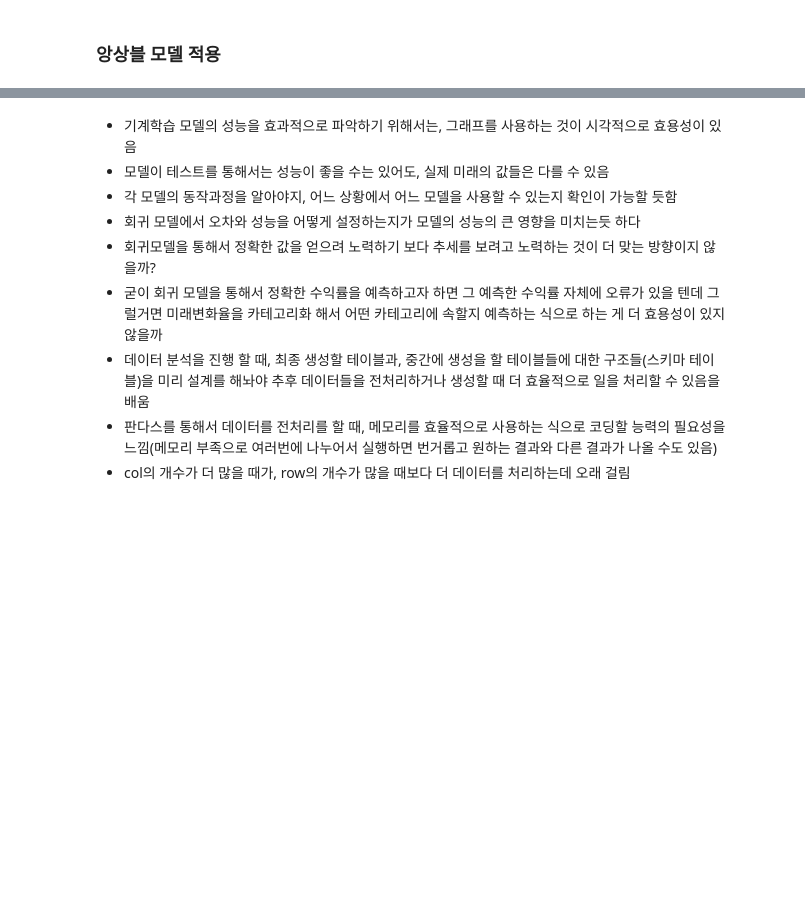
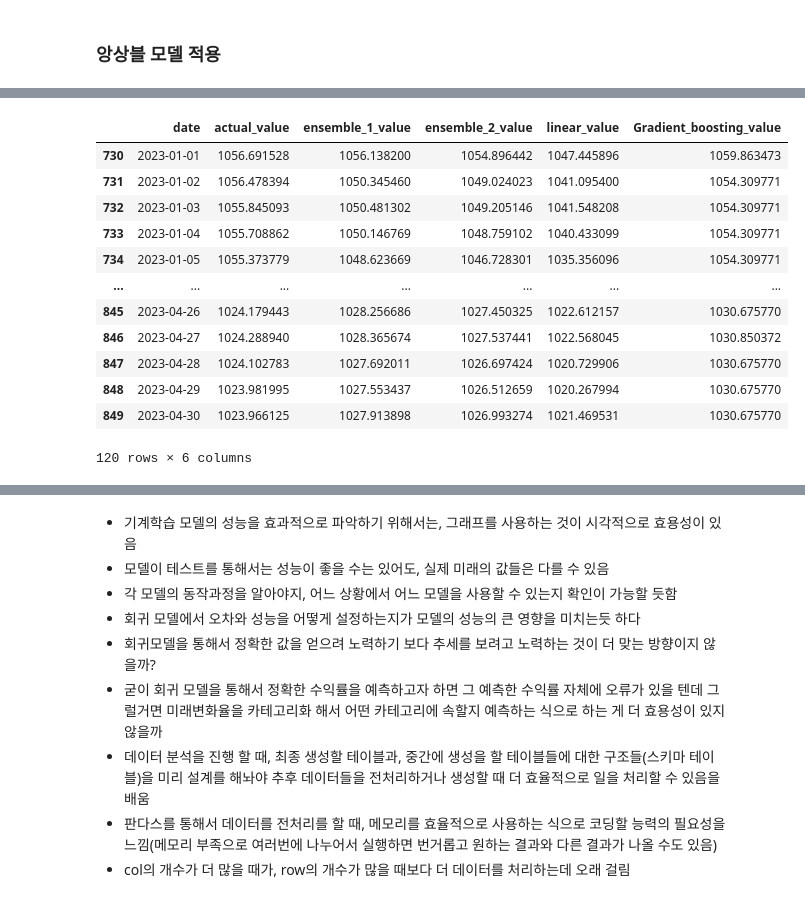
Before and after one commit to Ryong1998/house_price, a Jupyter notebook: EDA_file4.ipynb, the cells around one changed output, grey strips where cells are left out. Cells and saved outputs as stored; diff of their text form; code cells hidden in the pictures; blank space fills up the shorter version.

```diff
--- a/EDA_file4.ipynb
+++ b/EDA_file4.ipynb
@@ -2812,0 +2844,17 @@ fig.show()
+# %%
+corr_df_2023 = corr_df.loc[corr_df['date'].dt.year==2023,:].copy()
+corr_df_2023
+# %% [output]
+|  | date | actual_value | ensemble_1_value | ensemble_2_value | linear_value | Gradient_boosting_value |
+| 730 | 2023-01-01 | 1056.691528 | 1056.138200 | 1054.896442 | 1047.445896 | 1059.863473 |
+| 731 | 2023-01-02 | 1056.478394 | 1050.345460 | 1049.024023 | 1041.095400 | 1054.309771 |
+| 732 | 2023-01-03 | 1055.845093 | 1050.481302 | 1049.205146 | 1041.548208 | 1054.309771 |
+| 733 | 2023-01-04 | 1055.708862 | 1050.146769 | 1048.759102 | 1040.433099 | 1054.309771 |
+| 734 | 2023-01-05 | 1055.373779 | 1048.623669 | 1046.728301 | 1035.356096 | 1054.309771 |
+| ... | ... | ... | ... | ... | ... | ... |
+| 845 | 2023-04-26 | 1024.179443 | 1028.256686 | 1027.450325 | 1022.612157 | 1030.675770 |
+| 846 | 2023-04-27 | 1024.288940 | 1028.365674 | 1027.537441 | 1022.568045 | 1030.850372 |
+| 847 | 2023-04-28 | 1024.102783 | 1027.692011 | 1026.697424 | 1020.729906 | 1030.675770 |
+| 848 | 2023-04-29 | 1023.981995 | 1027.553437 | 1026.512659 | 1020.267994 | 1030.675770 |
+| 849 | 2023-04-30 | 1023.966125 | 1027.913898 | 1026.993274 | 1021.469531 | 1030.675770 |
+120 rows × 6 columns
```
Also changed, not shown: parts of 45 cells of this notebook.
